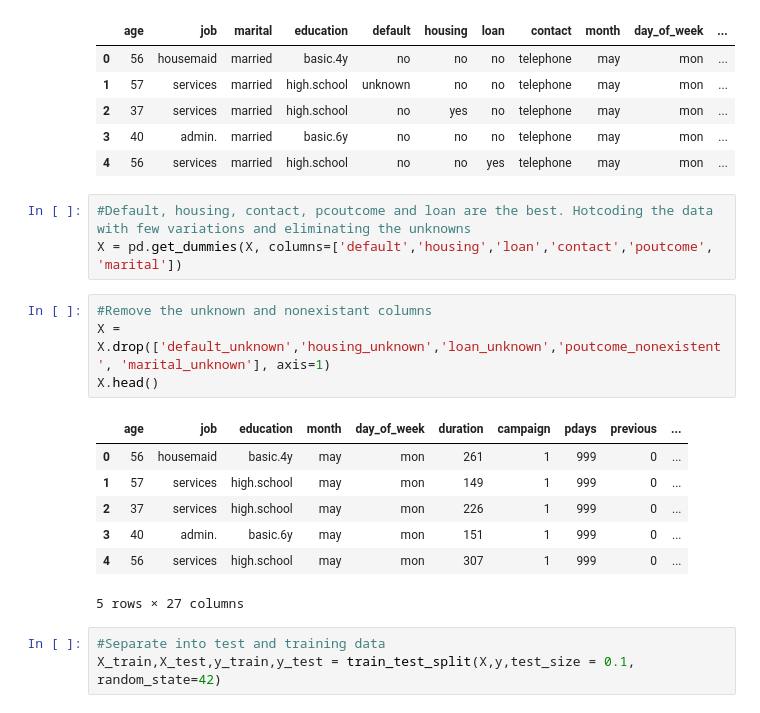
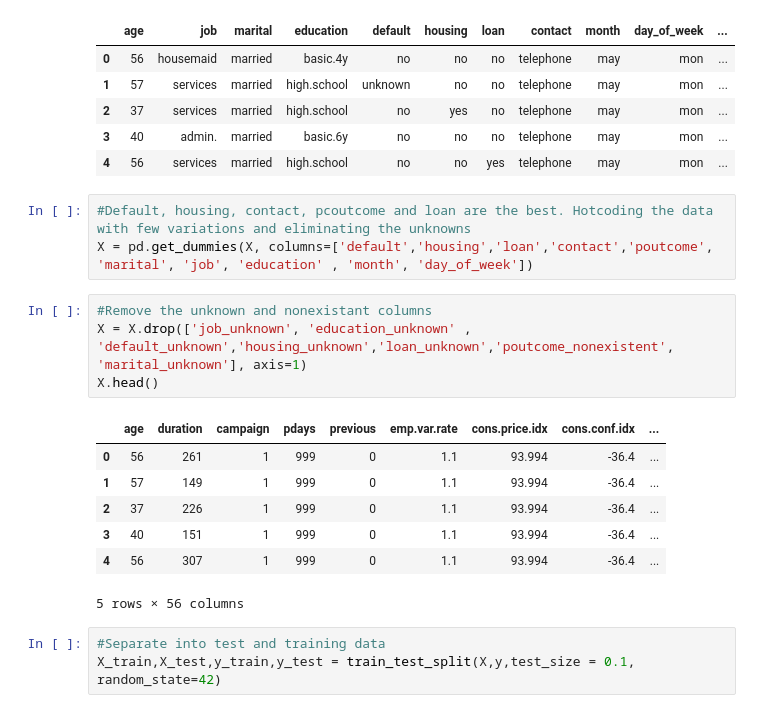
Before and after one commit to karaningle/direct_marketing, a Jupyter notebook: Direct-Marketing.ipynb, the cells around one changed output. Cells and saved outputs as stored; diff of their text form.

```diff
--- a/Direct-Marketing.ipynb
+++ b/Direct-Marketing.ipynb
@@ -104,19 +104,19 @@ See the caveats in the documentation: http://pandas.pydata.org/pandas-docs/stabl
 | 4 | 56 | services | married | high.school | no | no | yes | telephone | may | mon | ... |
 # %%
 #Default, housing, contact, pcoutcome and loan are the best. Hotcoding the data with few variations and eliminating the unknowns
-X = pd.get_dummies(X, columns=['default','housing','loan','contact','poutcome', 'marital'])
+X = pd.get_dummies(X, columns=['default','housing','loan','contact','poutcome', 'marital', 'job', 'education' , 'month', 'day_of_week'])
 # %%
 #Remove the unknown and nonexistant columns
-X = X.drop(['default_unknown','housing_unknown','loan_unknown','poutcome_nonexistent', 'marital_unknown'], axis=1)
+X = X.drop(['job_unknown', 'education_unknown' , 'default_unknown','housing_unknown','loan_unknown','poutcome_nonexistent', 'marital_unknown'], axis=1)
 X.head()
 # %% [output]
-|  | age | job | education | month | day_of_week | duration | campaign | pdays | previous | ... |
-| 0 | 56 | housemaid | basic.4y | may | mon | 261 | 1 | 999 | 0 | ... |
-| 1 | 57 | services | high.school | may | mon | 149 | 1 | 999 | 0 | ... |
-| 2 | 37 | services | high.school | may | mon | 226 | 1 | 999 | 0 | ... |
-| 3 | 40 | admin. | basic.6y | may | mon | 151 | 1 | 999 | 0 | ... |
-| 4 | 56 | services | high.school | may | mon | 307 | 1 | 999 | 0 | ... |
+|  | age | duration | campaign | pdays | previous | emp.var.rate | cons.price.idx | cons.conf.idx | ... |
+| 0 | 56 | 261 | 1 | 999 | 0 | 1.1 | 93.994 | -36.4 | ... |
+| 1 | 57 | 149 | 1 | 999 | 0 | 1.1 | 93.994 | -36.4 | ... |
+| 2 | 37 | 226 | 1 | 999 | 0 | 1.1 | 93.994 | -36.4 | ... |
+| 3 | 40 | 151 | 1 | 999 | 0 | 1.1 | 93.994 | -36.4 | ... |
+| 4 | 56 | 307 | 1 | 999 | 0 | 1.1 | 93.994 | -36.4 | ... |
-5 rows × 27 columns
+5 rows × 56 columns
 # %%
 #Separate into test and training data
 X_train,X_test,y_train,y_test = train_test_split(X,y,test_size = 0.1, random_state=42)
```
Also changed, not shown: parts of 15 cells of this notebook.
